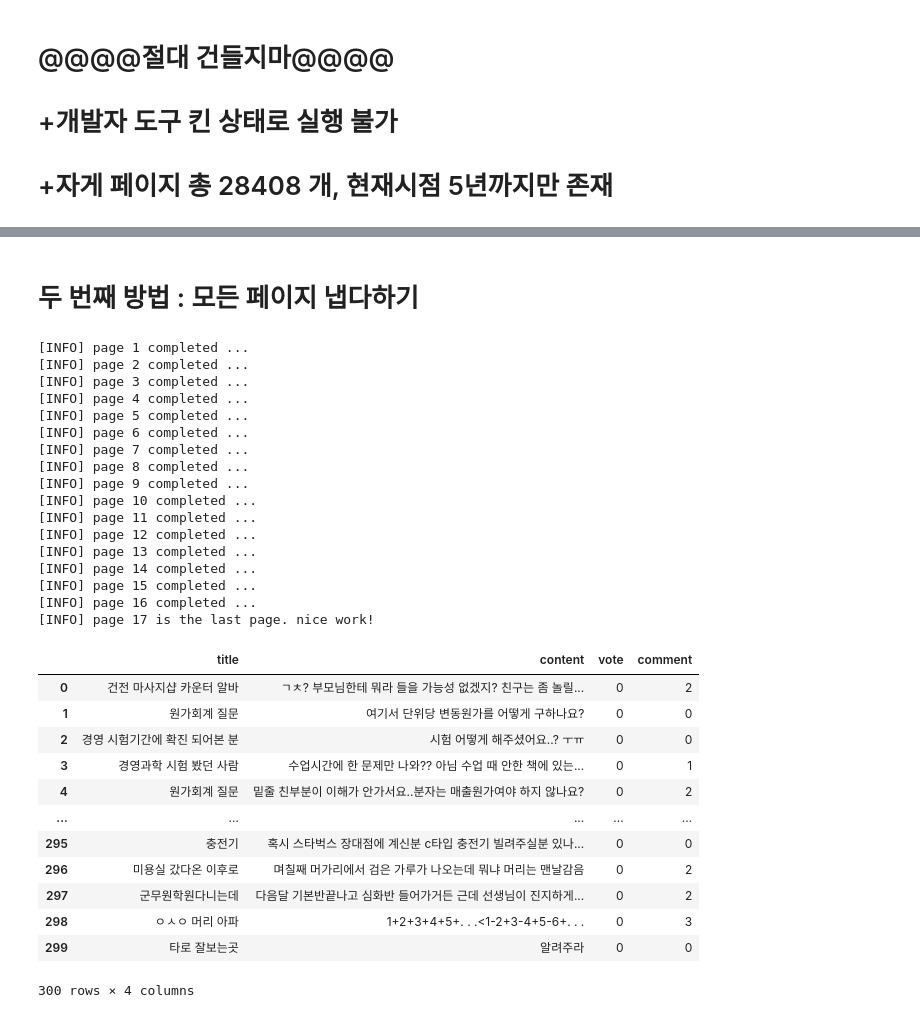
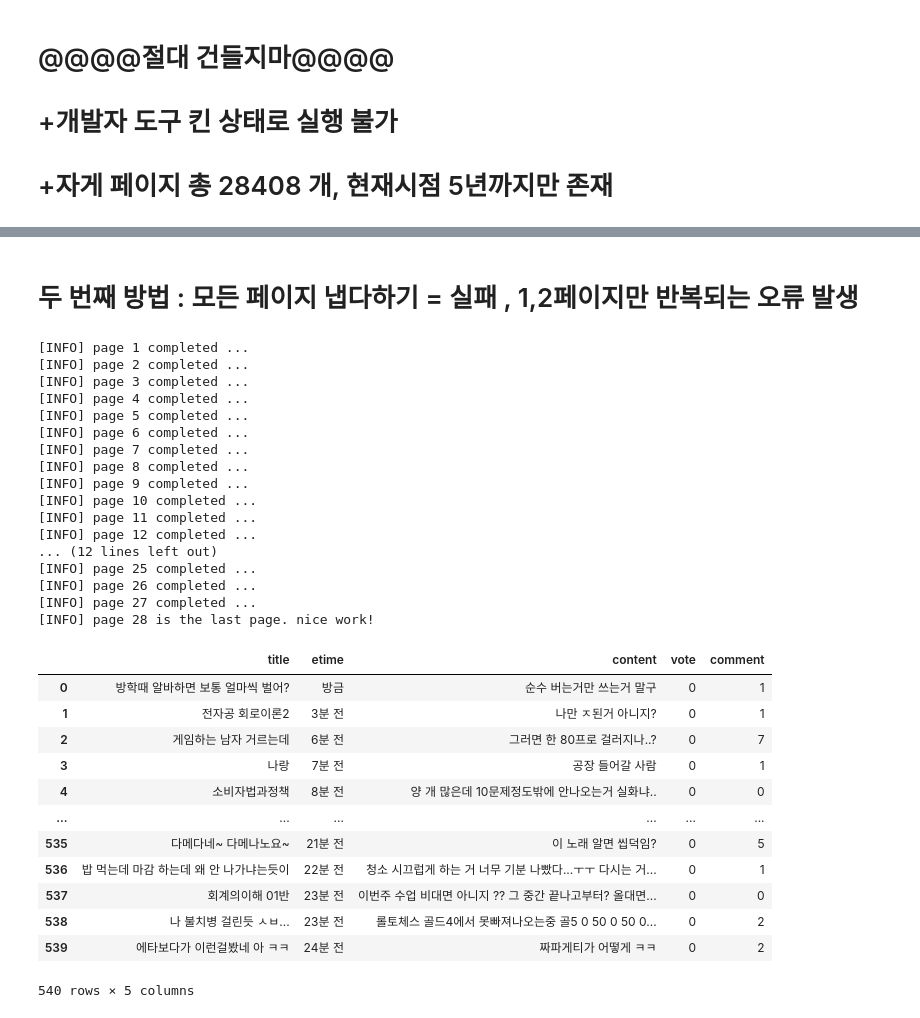
Before and after one commit to remonpie1814/CNU_Everytime_SentimentAnalysis, a Jupyter notebook: kbs/eta2.ipynb, the cells around one changed output, grey strips where cells are left out. Cells and saved outputs as stored; diff of their text form; code cells hidden in the pictures.

Commit message:
fix crawling

```diff
--- a/kbs/eta2.ipynb
+++ b/kbs/eta2.ipynb
@@ -217,8 +203,6 @@ every_time_dataframe.to_csv('/Users/KBS/Documents/CNU_Everytime_SentimentAnalysi
 # %% [markdown]
-# 두 번째 방법 : 모든 페이지 냅다하기
+# 두 번째 방법 : 모든 페이지 냅다하기 = 실패 , 1,2페이지만 반복되는 오류 발생
 # %%
-# every_url = 'http://everytime.kr/login'
-
 chrome_options = Options()
 chrome_options.add_experimental_option("debuggerAddress", "127.0.0.1:9222")
 
@@ -232,11 +216,6 @@ id = "aaa4"
 pw = "1234"
 driver.get("https://everytime.kr")
 time.sleep(1)
-
-
-# id_input = (driver.find_element(By.XPATH,'//*[@id="container"]/form/p[1]/input')).click() #아이디
-
-
 
 
 driver.find_element(By.XPATH,'/html/body/aside/div[1]/a[2]').click() # 로그인 이동 버튼
@@ -258,11 +237,8 @@ time.sleep(3)
 
 # driver.find_element(By.XPATH, '//*[@id="container"]/div[2]/div[2]/a').click() # 다음 페이지 이동
 
-
-
-## 크롤링 함수 선언
-
 title_data = []
+etime_data = []
 content_data = []
 vote_data = []
 comment_data = []
@@ -271,87 +247,89 @@ def crawling(pg):
     soup = BeautifulSoup(pg,"html.parser")
     to_body = soup.find(class_="wrap articles")
     title = to_body.find_all("h2")
-    time = to_body.find_all("time") # 시간 추가
+    etime = to_body.find_all("time") ############## 시간 추가
     content = to_body.find_all("p")
     vote = to_body.find_all(class_="vote")
     comment = to_body.find_all(class_="comment")
 
 
+
     for i in range(0,len(title)):
         title_data.append(title[i].text)
-        time_data.append(time[i].text) #시간 추가
+        etime_data.append(etime[i].text) ############### 시간 추가
         content_data.append(content[i].text)
         vote_data.append(vote[i].text)
         comment_data.append(comment[i].text)
 
-    return title_data, content_data, vote_data, comment_data
+    return title_data, etime_data, content_data, vote_data, comment_data
+
 
 # 6. 크롤링 시작
 
-page_num = 1
-title, content, vote, comment = crawling(driver.page_source)
+
+page_num = 1 #이거 대신 아래 코드
+
+title, etime, content, vote, comment = crawling(driver.page_source)
 print("[INFO] page %d completed ... "%page_num)
 
+---
 while True:
     page_num += 1
     try:
-        #1 driver.find_element_by_class_name("next").click() # 다음페이지 이동?
-        #2 driver.find_element(By.class_name,"next").click() # 새버전 클래스
-        # driver.find_element(By.XPATH, "//*[@id="container"]/div[2]/div[2]/a").click() #ㄷ쌍다옴표 색 없음
         driver.find_element(By.XPATH, '//*[@id="container"]/div[2]/div[2]/a').click() # 맞나?
         time.sleep(2)
-        title, content, vote, comment = crawling(driver.page_source)
+        title, etime, content, vote, comment = crawling(driver.page_source)
         print("[INFO] page %d completed ... "%page_num)
 
     except:
         try:
             time.sleep(5)
             #기존 코드 driver.find_element_by_class_name("next").click()
             driver.find_element(By.XPATH, '//*[@id="container"]/div[2]/div[2]/a').click() # 맞나?
             time.sleep(1)
-            title, content, vote, comment = crawling(driver.page_source)
+            title, etime, content, vote, comment = crawling(driver.page_source)
             printprint("[INFO] page %d completed ... "%page_num)
         except:
             print("[INFO] page %d is the last page. nice work!"%page_num)
             break
 
 # 7 데이터프레임으로 변환 , 시각화
 
-every_time_dict = {"title": title, "content": content, "vote": vote, "comment": comment}
+every_time_dict = {"title": title, "etime" : etime, "content": content, "vote": vote, "comment": comment}
 every_time_dataframe = pd.DataFrame(every_time_dict)
 display(every_time_dataframe)
 
 # 8 csv format으로 저장
 
-every_time_dataframe.to_csv('/Users/KBS/Documents/CNU_Everytime_SentimentAnalysis/kbs/data\data.csv', index=False, header = True)
+every_time_dataframe.to_csv('/Users/KBS/Documents/CNU_Everytime_SentimentAnalysis/kbs/data_noexcept.csv', index=False, header = True, encoding='cp949')
 # %% [output]
 [INFO] page 1 completed ...
 [INFO] page 2 completed ...
 [INFO] page 3 completed ...
 [INFO] page 4 completed ...
 [INFO] page 5 completed ...
 [INFO] page 6 completed ...
 [INFO] page 7 completed ...
 [INFO] page 8 completed ...
 [INFO] page 9 completed ...
 [INFO] page 10 completed ...
 [INFO] page 11 completed ...
 [INFO] page 12 completed ...
-[INFO] page 13 completed ...
-[INFO] page 14 completed ...
-[INFO] page 15 completed ...
-[INFO] page 16 completed ...
-[INFO] page 17 is the last page. nice work!
+... (12 lines left out)
+[INFO] page 25 completed ...
+[INFO] page 26 completed ...
+[INFO] page 27 completed ...
+[INFO] page 28 is the last page. nice work!
-|  | title | content | vote | comment |
-| 0 | 건전 마사지샵 카운터 알바 | ㄱㅊ? 부모님한테 뭐라 들을 가능성 없겠지? 친구는 좀 놀릴... | 0 | 2 |
-| 1 | 원가회계 질문 | 여기서 단위당 변동원가를 어떻게 구하나요? | 0 | 0 |
-| 2 | 경영 시험기간에 확진 되어본 분 | 시험 어떻게 해주셨어요..? ㅜㅠ | 0 | 0 |
-| 3 | 경영과학 시험 봤던 사람 | 수업시간에 한 문제만 나와?? 아님 수업 때 안한 책에 있는... | 0 | 1 |
-| 4 | 원가회계 질문 | 밑줄 친부분이 이해가 안가서요..분자는 매출원가여야 하지 않나요? | 0 | 2 |
-| ... | ... | ... | ... | ... |
-| 295 | 충전기 | 혹시 스타벅스 장대점에 계신분 c타입 충전기 빌려주실분 있나... | 0 | 0 |
-| 296 | 미용실 갔다온 이후로 | 며칠째 머가리에서 검은 가루가 나오는데 뭐냐 머리는 맨날감음 | 0 | 2 |
-| 297 | 군무원학원다니는데 | 다음달 기본반끝나고 심화반 들어가거든 근데 선생님이 진지하게... | 0 | 2 |
-| 298 | ㅇㅅㅇ 머리 아파 | 1+2+3+4+5+. . .<1-2+3-4+5-6+. . . | 0 | 3 |
-| 299 | 타로 잘보는곳 | 알려주라 | 0 | 0 |
+|  | title | etime | content | vote | comment |
+| 0 | 방학때 알바하면 보통 얼마씩 벌어? | 방금 | 순수 버는거만 쓰는거 말구 | 0 | 1 |
+| 1 | 전자공 회로이론2 | 3분 전 | 나만 ㅈ된거 아니지? | 0 | 1 |
+| 2 | 게임하는 남자 거르는데 | 6분 전 | 그러면 한 80프로 걸러지나..? | 0 | 7 |
+| 3 | 나랑 | 7분 전 | 공장 들어갈 사람 | 0 | 1 |
+| 4 | 소비자법과정책 | 8분 전 | 양 개 많은데 10문제정도밖에 안나오는거 실화냐.. | 0 | 0 |
+| ... | ... | ... | ... | ... | ... |
+| 535 | 다메다네~ 다메나노요~ | 21분 전 | 이 노래 알면 씹덕임? | 0 | 5 |
+| 536 | 밥 먹는데 마감 하는데 왜 안 나가냐는듯이 | 22분 전 | 청소 시끄럽게 하는 거 너무 기분 나빴다...ㅜㅜ 다시는 거... | 0 | 1 |
+| 537 | 회계의이해 01반 | 23분 전 | 이번주 수업 비대면 아니지 ?? 그 중간 끝나고부터? 올대면... | 0 | 0 |
+| 538 | 나 불치병 걸린듯 ㅅㅂ... | 23분 전 | 롤토체스 골드4에서 못빠져나오는중 골5 0 50 0 50 0... | 0 | 2 |
+| 539 | 에타보다가 이런걸봤네 아 ㅋㅋ | 24분 전 | 짜파게티가 어떻게 ㅋㅋ | 0 | 2 |
-300 rows × 4 columns
+540 rows × 5 columns
```
Also changed, not shown: parts of 8 cells of this notebook.
